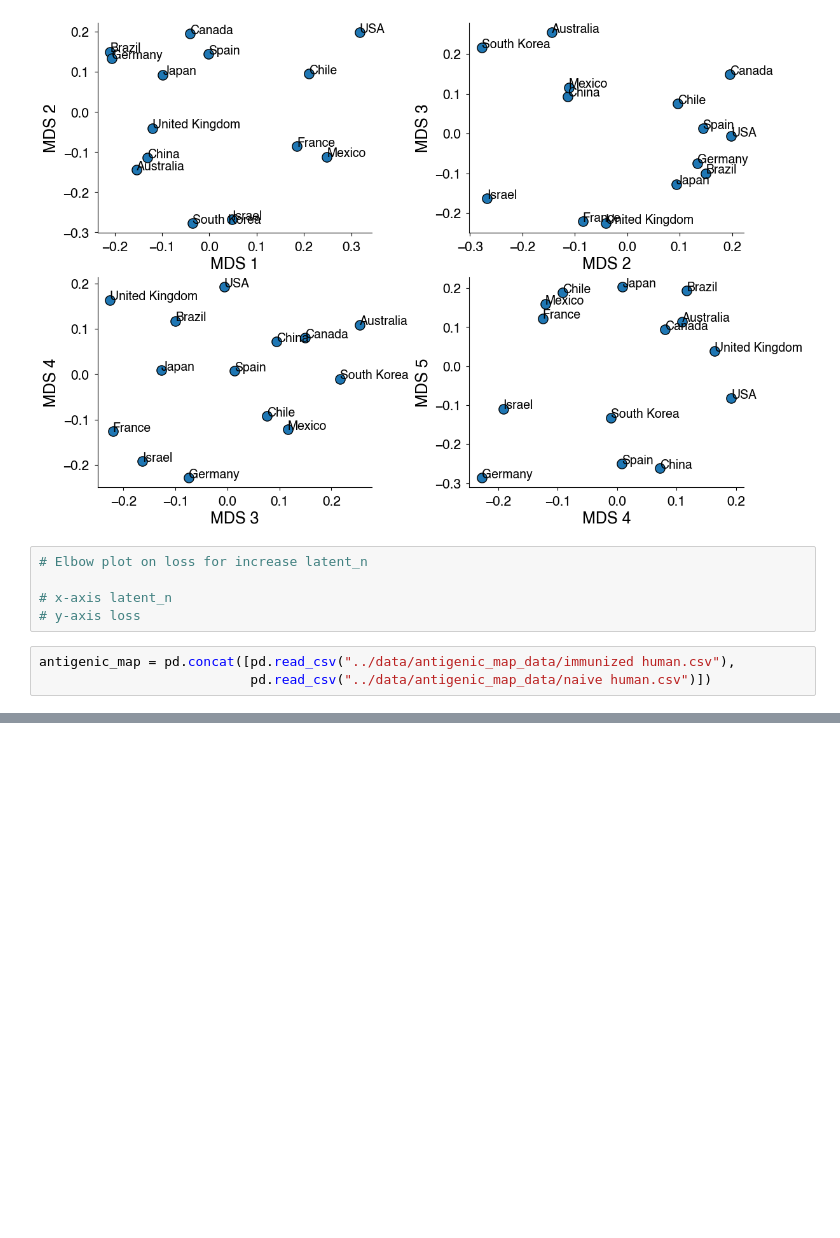
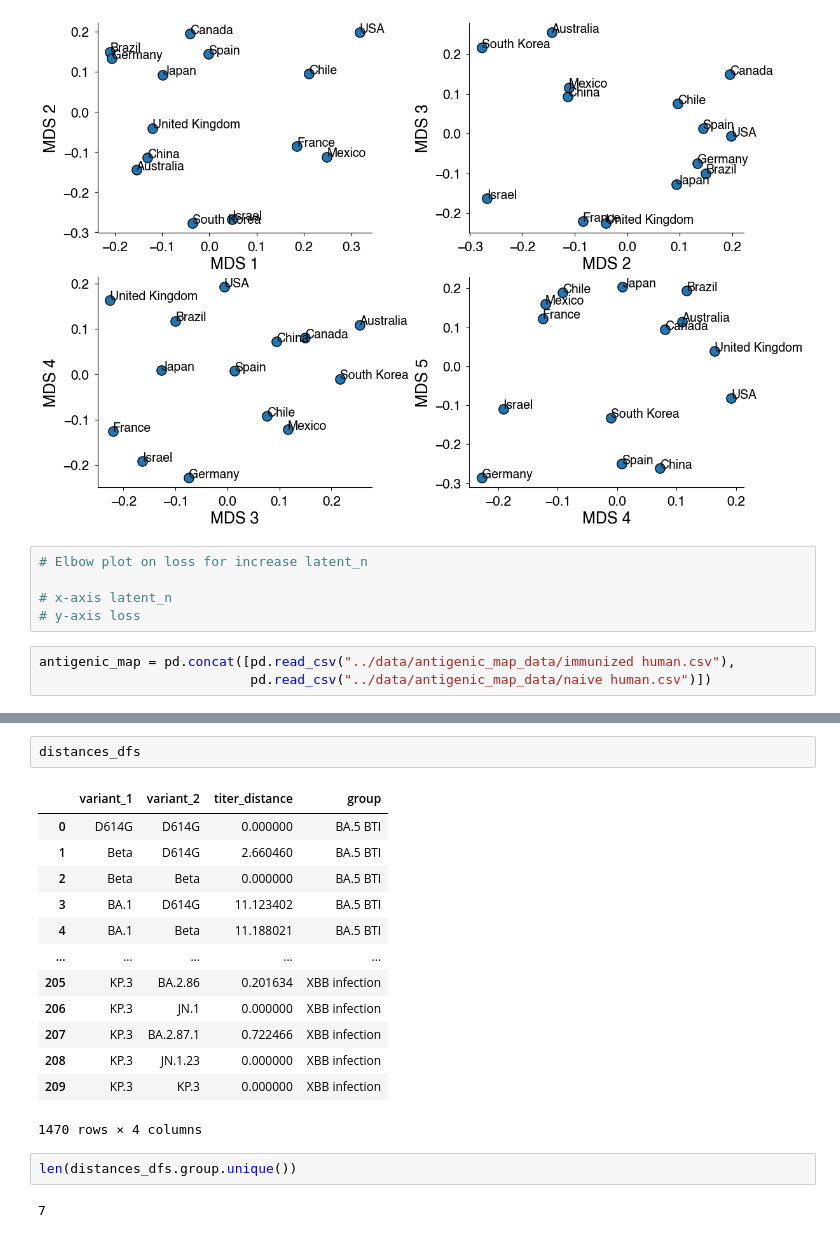
Before and after one commit to blab/relative-fitness-mechanisms, a Jupyter notebook: notebooks/DR-Dev.ipynb, the cells around one changed output, grey strips where cells are left out. Drawn from its saved outputs; the diff is of its cells as text; blank space fills up the shorter version.

```diff
--- a/notebooks/DR-Dev.ipynb
+++ b/notebooks/DR-Dev.ipynb
@@ -729,0 +848,20 @@ _plot_mds_location(ax, 0, 2)
+# %%
+distances_dfs
+# %% [output]
+|  | variant_1 | variant_2 | titer_distance | group |
+| 0 | D614G | D614G | 0.000000 | BA.5 BTI |
+| 1 | Beta | D614G | 2.660460 | BA.5 BTI |
+| 2 | Beta | Beta | 0.000000 | BA.5 BTI |
+| 3 | BA.1 | D614G | 11.123402 | BA.5 BTI |
+| 4 | BA.1 | Beta | 11.188021 | BA.5 BTI |
+| ... | ... | ... | ... | ... |
+| 205 | KP.3 | BA.2.86 | 0.201634 | XBB infection |
+| 206 | KP.3 | JN.1 | 0.000000 | XBB infection |
+| 207 | KP.3 | BA.2.87.1 | 0.722466 | XBB infection |
+| 208 | KP.3 | JN.1.23 | 0.000000 | XBB infection |
+| 209 | KP.3 | KP.3 | 0.000000 | XBB infection |
+1470 rows × 4 columns
+# %%
+len(distances_dfs.group.unique())
+# %% [output]
+7
```
Also changed, not shown: parts of 21 cells of this notebook, 1 other file.
